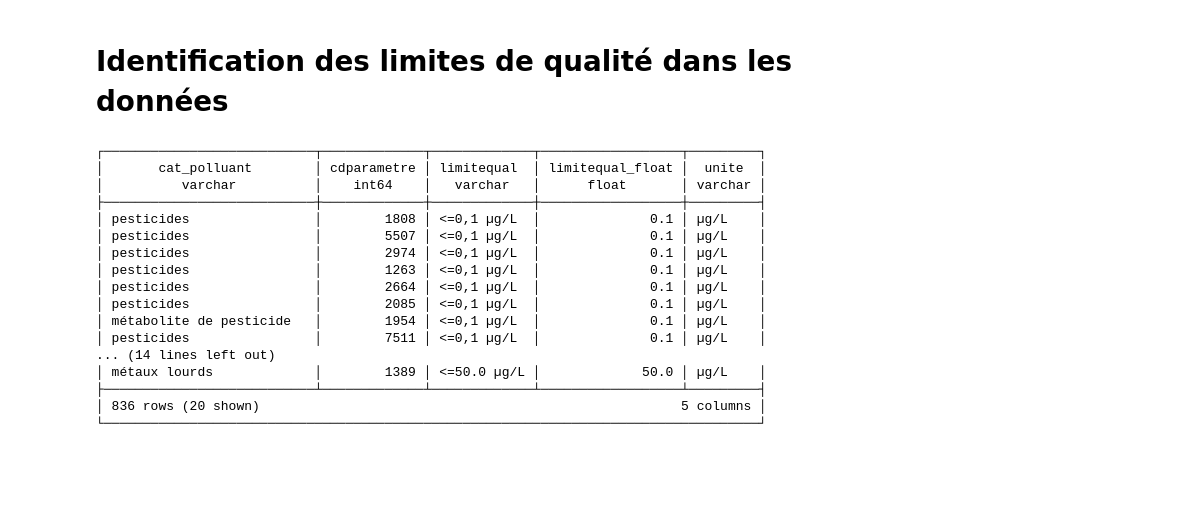
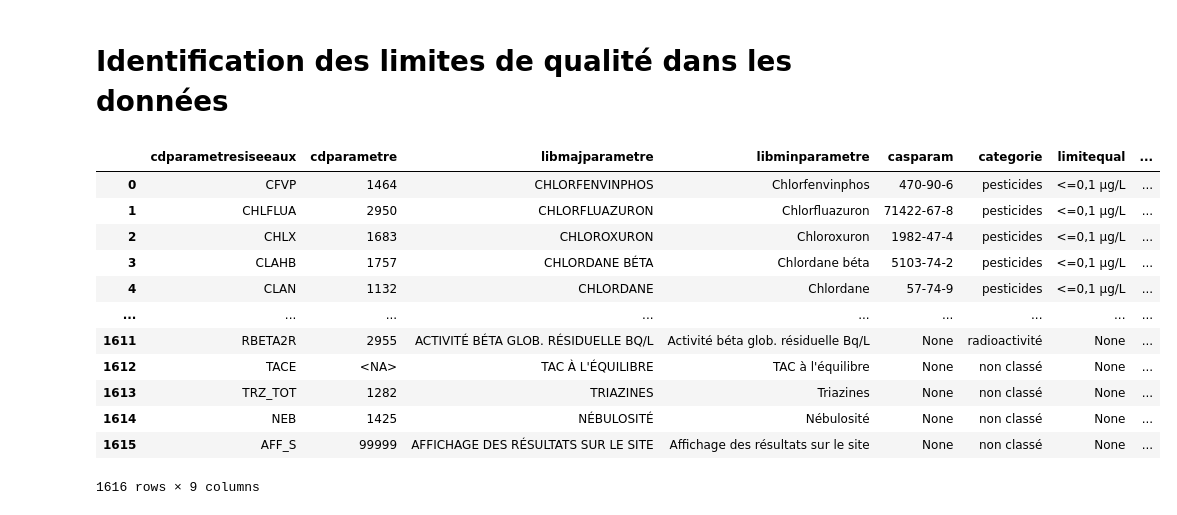
Before and after one commit to dataforgoodfr/13_pollution_eau, a Jupyter notebook: analytics/notebooks/Tache132_Etude_limite_de_qualite.ipynb, the cells around one changed output. Drawn from its saved outputs; the diff is of its cells as text; code cells hidden in the pictures; blank space fills up the shorter version.

Commit message:
fix: update table mapping_categories with limitequal values

```diff
--- a/analytics/notebooks/Tache132_Etude_limite_de_qualite.ipynb
+++ b/analytics/notebooks/Tache132_Etude_limite_de_qualite.ipynb
@@ -137,51 +151,54 @@ df_no_param_limitequal.to_excel(
 # %%
 # [TO RUN]
 
 query_check_limitequal = """
 WITH CAT AS (
     SELECT
-      libmajparametre,
-      categorie,
+      *
     FROM
       mapping_categories
-)
-
-SELECT
-  CAT.categorie AS cat_polluant,
-  edc_resultats.cdparametre AS cdparametre,
-  edc_resultats.limitequal,
+),
+LIM AS (
+SELECT DISTINCT
+  cdparametre,
+  libmajparametre,
+  cdparametresiseeaux,
+  casparam,
+  limitequal,
   CAST(regexp_extract(REPLACE("limitequal", ',', '.'), '-?\d+(\.\d+)?') AS FLOAT) AS limitequal_float,
   regexp_extract("limitequal", '[a-zA-Zµg]+/?[a-zA-Z/L]+$') AS unite
 FROM
     edc_resultats
+)
+SELECT
+  CAT.*,
+  LIM.limitequal,
+  LIM.limitequal_float,
+  LIM.unite
+FROM
+    CAT
 LEFT JOIN
-    CAT
+    LIM
 ON
-  edc_resultats.libmajparametre =   CAT.libmajparametre
-GROUP BY
-    1,2,3
-HAVING
-    cat_polluant IS NOT NULL
-    AND limitequal IS NOT NULL
-    AND cat_polluant != 'non classé'
+  LIM.cdparametre =   CAT.cdparametre
+  AND LIM.libmajparametre = CAT.libmajparametre
+  AND  LIM.cdparametresiseeaux = CAT.cdparametresiseeaux
+  AND  LIM.casparam = CAT.casparam
 """
 
-con.sql(query_check_limitequal).show()
+df_check_limitequal = con.sql(query_check_limitequal).df()
+df_check_limitequal
 # %% [output]
+|  | cdparametresiseeaux | cdparametre | libmajparametre | libminparametre | casparam | categorie | limitequal | ... |
+| 0 | CFVP | 1464 | CHLORFENVINPHOS | Chlorfenvinphos | 470-90-6 | pesticides | <=0,1 µg/L | ... |
+| 1 | CHLFLUA | 2950 | CHLORFLUAZURON | Chlorfluazuron | 71422-67-8 | pesticides | <=0,1 µg/L | ... |
+| 2 | CHLX | 1683 | CHLOROXURON | Chloroxuron | 1982-47-4 | pesticides | <=0,1 µg/L | ... |
+| 3 | CLAHB | 1757 | CHLORDANE BÉTA | Chlordane béta | 5103-74-2 | pesticides | <=0,1 µg/L | ... |
+| 4 | CLAN | 1132 | CHLORDANE | Chlordane | 57-74-9 | pesticides | <=0,1 µg/L | ... |
+| ... | ... | ... | ... | ... | ... | ... | ... | ... |
+| 1611 | RBETA2R | 2955 | ACTIVITÉ BÉTA GLOB. RÉSIDUELLE BQ/L | Activité béta glob. résiduelle Bq/L | None | radioactivité | None | ... |
+| 1612 | TACE | <NA> | TAC À L'ÉQUILIBRE | TAC à l'équilibre | None | non classé | None | ... |
+| 1613 | TRZ_TOT | 1282 | TRIAZINES | Triazines | None | non classé | None | ... |
+| 1614 | NEB | 1425 | NÉBULOSITÉ | Nébulosité | None | non classé | None | ... |
+| 1615 | AFF_S | 99999 | AFFICHAGE DES RÉSULTATS SUR LE SITE | Affichage des résultats sur le site | None | non classé | None | ... |
-┌───────────────────────────┬─────────────┬─────────────┬──────────────────┬─────────┐
-│       cat_polluant        │ cdparametre │ limitequal  │ limitequal_float │  unite  │
-│          varchar          │    int64    │   varchar   │      float       │ varchar │
-├───────────────────────────┼─────────────┼─────────────┼──────────────────┼─────────┤
-│ pesticides                │        1808 │ <=0,1 µg/L  │              0.1 │ µg/L    │
-│ pesticides                │        5507 │ <=0,1 µg/L  │              0.1 │ µg/L    │
-│ pesticides                │        2974 │ <=0,1 µg/L  │              0.1 │ µg/L    │
-│ pesticides                │        1263 │ <=0,1 µg/L  │              0.1 │ µg/L    │
-│ pesticides                │        2664 │ <=0,1 µg/L  │              0.1 │ µg/L    │
-│ pesticides                │        2085 │ <=0,1 µg/L  │              0.1 │ µg/L    │
-│ métabolite de pesticide   │        1954 │ <=0,1 µg/L  │              0.1 │ µg/L    │
-│ pesticides                │        7511 │ <=0,1 µg/L  │              0.1 │ µg/L    │
-... (14 lines left out)
-│ métaux lourds             │        1389 │ <=50.0 µg/L │             50.0 │ µg/L    │
-├───────────────────────────┴─────────────┴─────────────┴──────────────────┴─────────┤
-│ 836 rows (20 shown)                                                      5 columns │
-└────────────────────────────────────────────────────────────────────────────────────┘
+1616 rows × 9 columns
```
Also changed, not shown: parts of 15 cells of this notebook.
